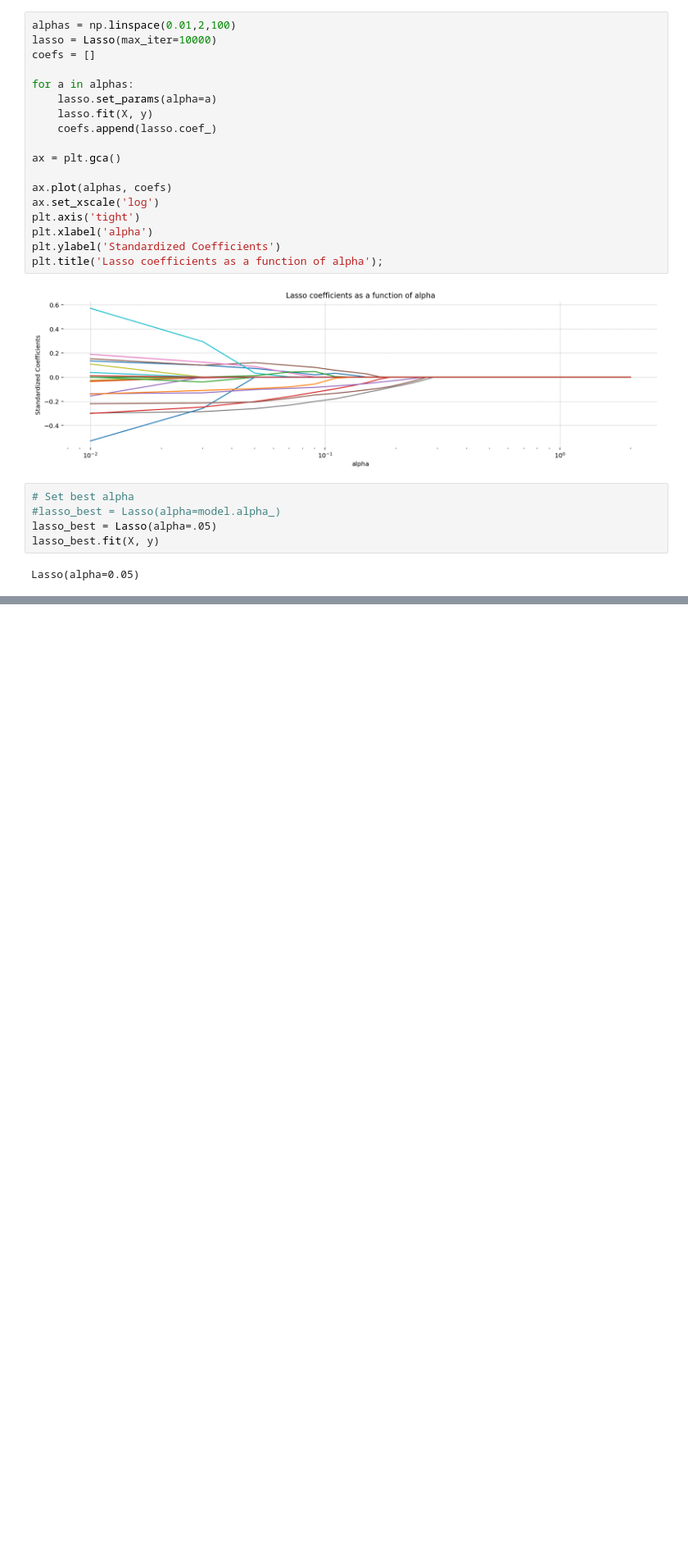
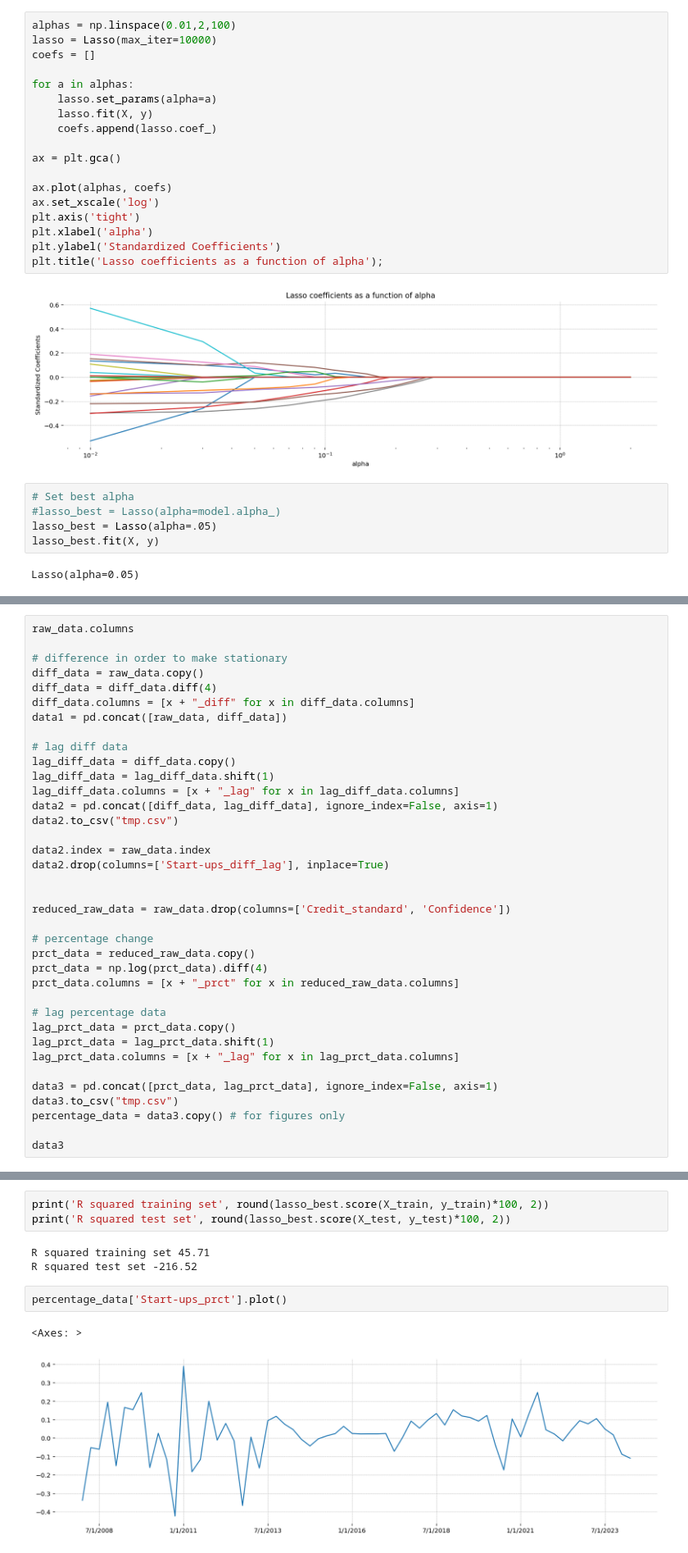
Before and after one commit to powell001/startups, a Jupyter notebook: code/feature_selection.ipynb, the cells around one changed output, grey strips where cells are left out. Shown at 82% size. Cells and saved outputs as stored; diff of their text form; blank space fills up the shorter version.

```diff
--- a/code/feature_selection.ipynb
+++ b/code/feature_selection.ipynb
@@ -342,0 +375,37 @@ Lasso(alpha=0.05)
+# %%
+raw_data.columns
+
+# difference in order to make stationary
+diff_data = raw_data.copy()
+diff_data = diff_data.diff(4)
+diff_data.columns = [x + "_diff" for x in diff_data.columns]
+data1 = pd.concat([raw_data, diff_data])
+
+# lag diff data
+lag_diff_data = diff_data.copy()
+lag_diff_data = lag_diff_data.shift(1)
+lag_diff_data.columns = [x + "_lag" for x in lag_diff_data.columns]
+data2 = pd.concat([diff_data, lag_diff_data], ignore_index=False, axis=1)
+data2.to_csv("tmp.csv")
+
+data2.index = raw_data.index
+data2.drop(columns=['Start-ups_diff_lag'], inplace=True)
+
+
+reduced_raw_data = raw_data.drop(columns=['Credit_standard', 'Confidence'])
+
+# percentage change
+prct_data = reduced_raw_data.copy()
+prct_data = np.log(prct_data).diff(4)
+prct_data.columns = [x + "_prct" for x in reduced_raw_data.columns]
+
+# lag percentage data
+lag_prct_data = prct_data.copy()
+lag_prct_data = lag_prct_data.shift(1)
+lag_prct_data.columns = [x + "_lag" for x in lag_prct_data.columns]
+
+data3 = pd.concat([prct_data, lag_prct_data], ignore_index=False, axis=1)
+data3.to_csv("tmp.csv")
+percentage_data = data3.copy() # for figures only
+
+data3
@@ -351,0 +523,11 @@ data_diff.corr().to_csv(r'../output/data_diff_sub_corr.csv')
+# %%
+print('R squared training set', round(lasso_best.score(X_train, y_train)*100, 2))
+print('R squared test set', round(lasso_best.score(X_test, y_test)*100, 2))
+# %% [output]
+R squared training set 45.71
+R squared test set -216.52
+# %%
+percentage_data['Start-ups_prct'].plot()
+# %% [output]
+<Axes: >
+[figure, added]
```
Also changed, not shown: parts of 21 cells of this notebook, 1 other file.
